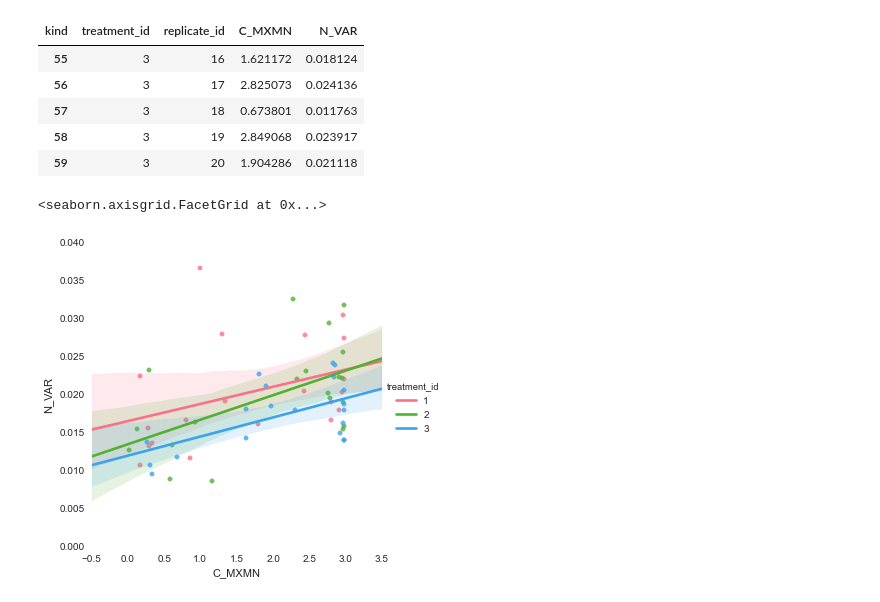
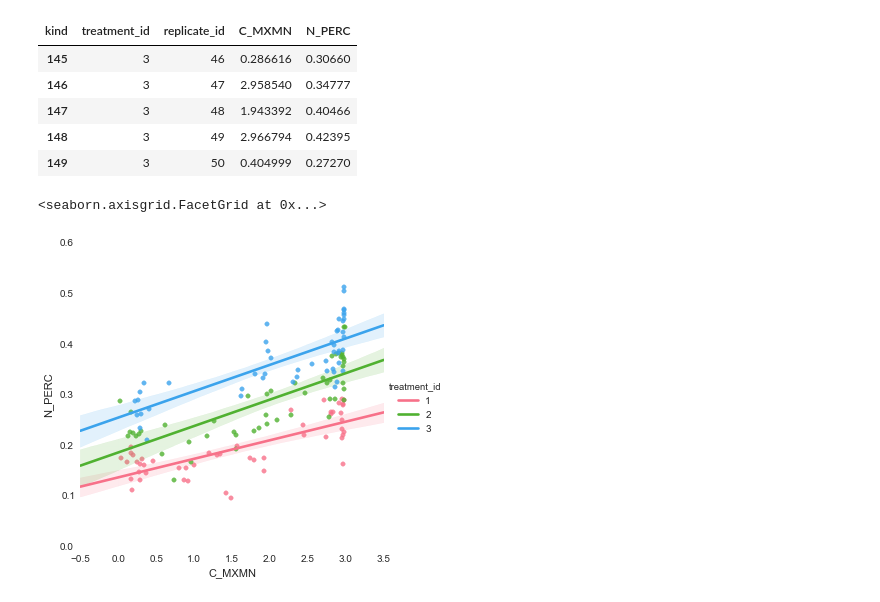
Before and after one commit to brettc/bricolage, a Jupyter notebook: notebooks/hierarchy_stats.ipynb, the cells around one changed output. Cells and saved outputs as stored; diff of their text form; code cells hidden in the pictures.

```diff
--- a/notebooks/hierarchy_stats.ipynb
+++ b/notebooks/hierarchy_stats.ipynb
@@ -87,18 +83,18 @@ finals.boxplot(column='value',by='treatment_id')
 # %%
-nay = pd.read_sql_query('select treatment_id, replicate_id, kind, value from stats where generation = 60000 and kind in ("N_VAR", "C_MXMN")', conn, index_col=['treatment_id', 'replicate_id', 'kind'])
+nay = pd.read_sql_query('select treatment_id, replicate_id, kind, value from stats where generation = 60000 and kind in ("N_PERC", "C_MXMN")', conn, index_col=['treatment_id', 'replicate_id', 'kind'])
 nay = nay.unstack(-1)
 nay.columns = nay.columns.levels[1]
 nay.reset_index(inplace=True)
 nay.tail()
 # %% [output]
-| kind | treatment_id | replicate_id | C_MXMN | N_VAR |
-| 55 | 3 | 16 | 1.621172 | 0.018124 |
-| 56 | 3 | 17 | 2.825073 | 0.024136 |
-| 57 | 3 | 18 | 0.673801 | 0.011763 |
-| 58 | 3 | 19 | 2.849068 | 0.023917 |
-| 59 | 3 | 20 | 1.904286 | 0.021118 |
+| kind | treatment_id | replicate_id | C_MXMN | N_PERC |
+| 145 | 3 | 46 | 0.286616 | 0.30660 |
+| 146 | 3 | 47 | 2.958540 | 0.34777 |
+| 147 | 3 | 48 | 1.943392 | 0.40466 |
+| 148 | 3 | 49 | 2.966794 | 0.42395 |
+| 149 | 3 | 50 | 0.404999 | 0.27270 |
 # %%
-sb.lmplot(x="C_MXMN", y="N_VAR", data=nay, hue='treatment_id')
+sb.lmplot(x="C_MXMN", y="N_PERC", data=nay, hue='treatment_id')
 # %% [output]
 <seaborn.axisgrid.FacetGrid at 0x...>
-[figure, old version]
+[figure, new version]
```
Also changed, not shown: parts of 16 cells of this notebook, 3 other files.
